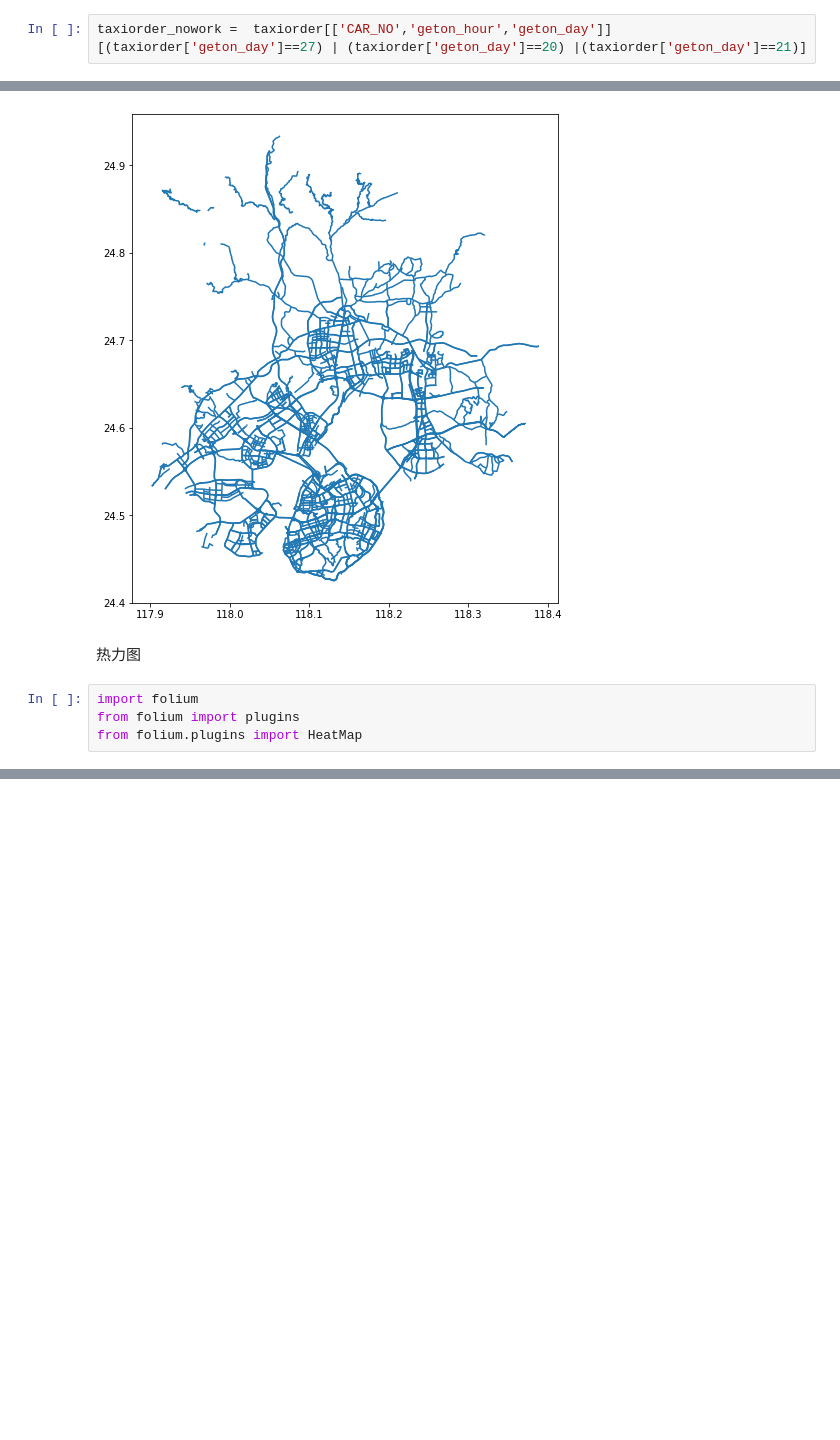
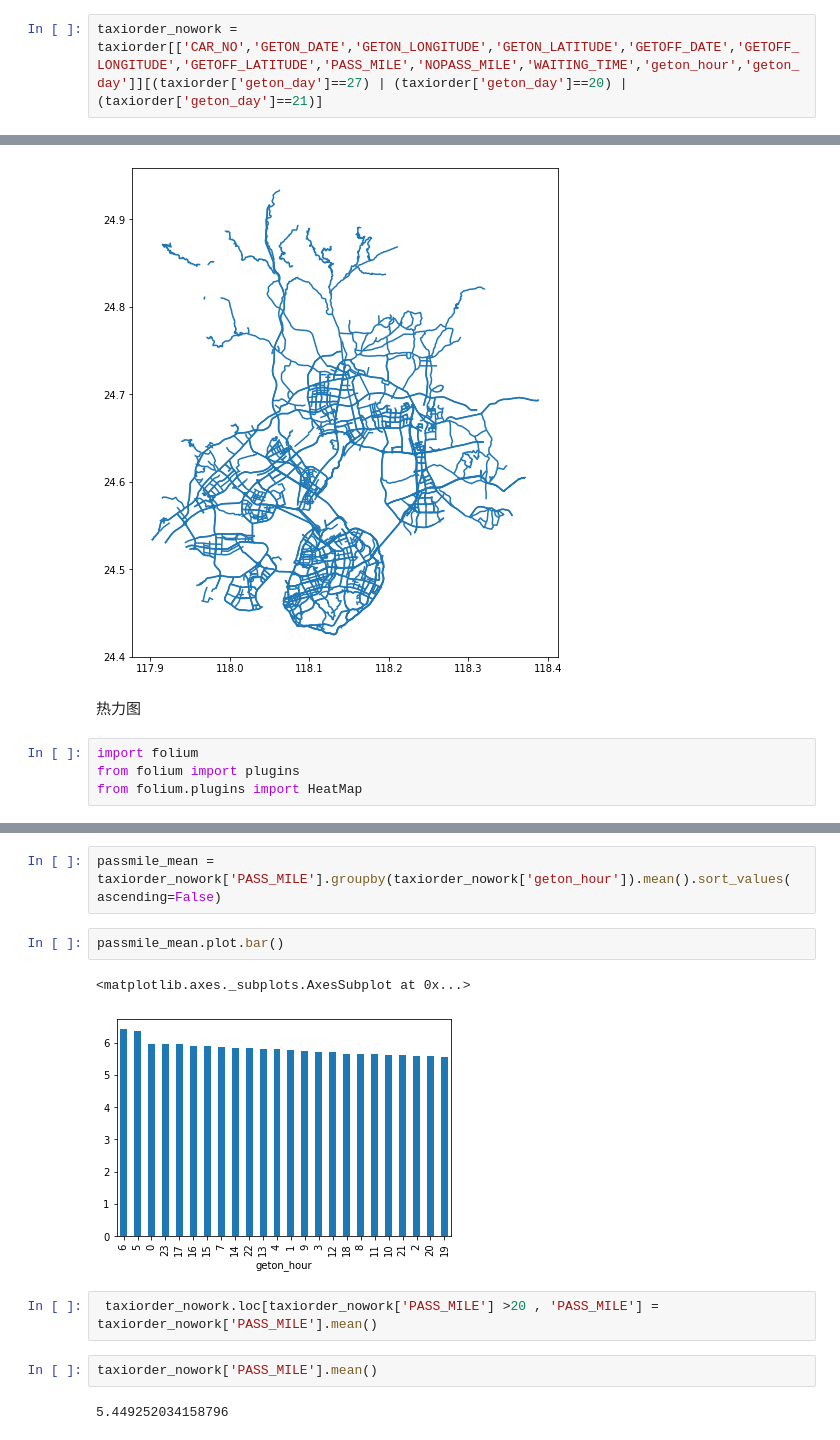
Before and after one commit to Huangyongganguser/-competition, a Jupyter notebook: compatition.ipynb, the cells around one changed output, grey strips where cells are left out. Saved outputs shown, nothing was run; the diff lists cells and outputs as text; blank space fills up the shorter version.

```diff
--- a/compatition.ipynb
+++ b/compatition.ipynb
@@ -169,7 +171,7 @@ taxiorder.head()
 # %% [markdown]
 非工作日
 # %%
-taxiorder_nowork =  taxiorder[['CAR_NO','geton_hour','geton_day']][(taxiorder['geton_day']==27) | (taxiorder['geton_day']==20) |(taxiorder['geton_day']==21)]
+taxiorder_nowork =  taxiorder[['CAR_NO','GETON_DATE','GETON_LONGITUDE','GETON_LATITUDE','GETOFF_DATE','GETOFF_LONGITUDE','GETOFF_LATITUDE','PASS_MILE','NOPASS_MILE','WAITING_TIME','geton_hour','geton_day']][(taxiorder['geton_day']==27) | (taxiorder['geton_day']==20) |(taxiorder['geton_day']==21)]
 # %%
 taxiorder_nowork['geton_day'].unique()
 # %% [output]
@@ -223,0 +263,13 @@ map_hooray
+# %%
+passmile_mean = taxiorder_nowork['PASS_MILE'].groupby(taxiorder_nowork['geton_hour']).mean().sort_values( ascending=False)
+# %%
+passmile_mean.plot.bar()
+# %% [output]
+<matplotlib.axes._subplots.AxesSubplot at 0x...>
+[figure, added]
+# %%
+ taxiorder_nowork.loc[taxiorder_nowork['PASS_MILE'] >20 , 'PASS_MILE'] = taxiorder_nowork['PASS_MILE'].mean()
+# %%
+taxiorder_nowork['PASS_MILE'].mean()
+# %% [output]
+5.449252034158796
```
Also changed, not shown: parts of 26 cells of this notebook.
